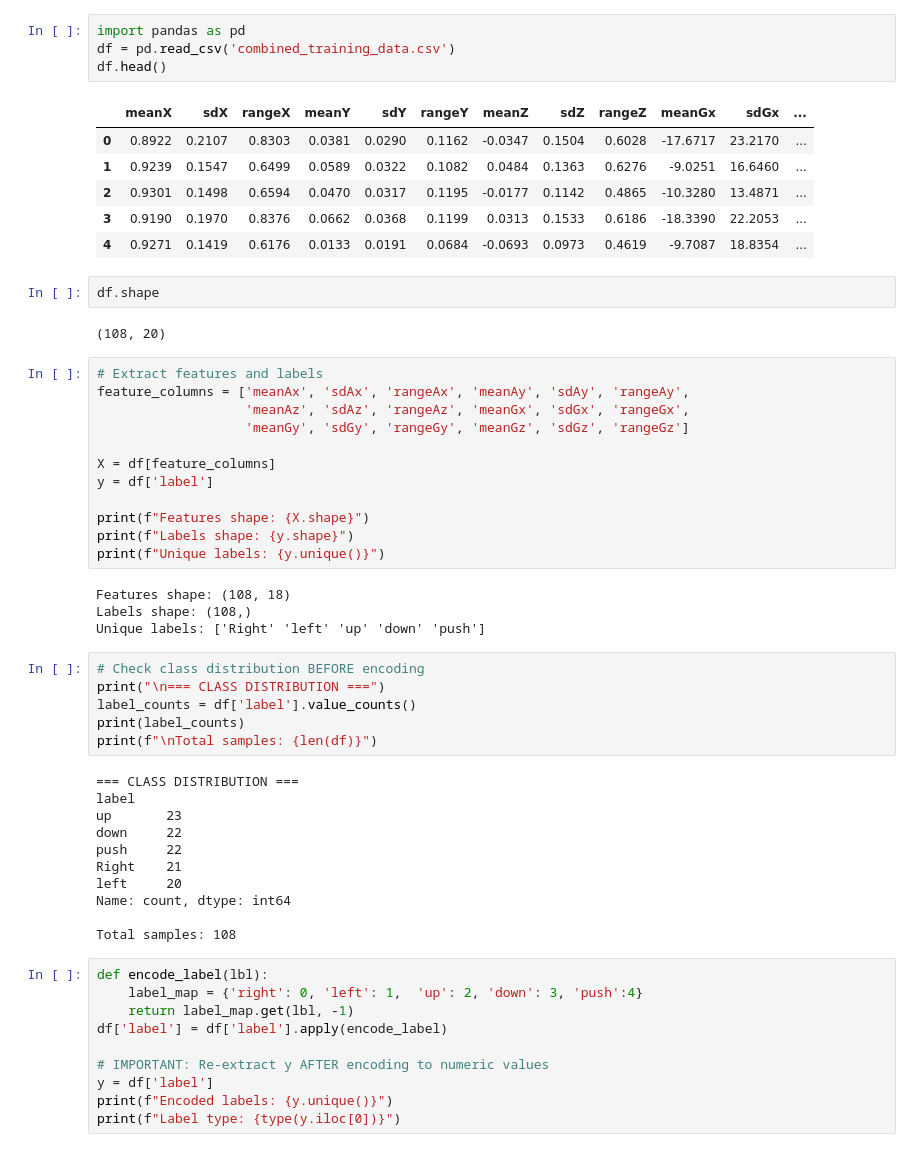
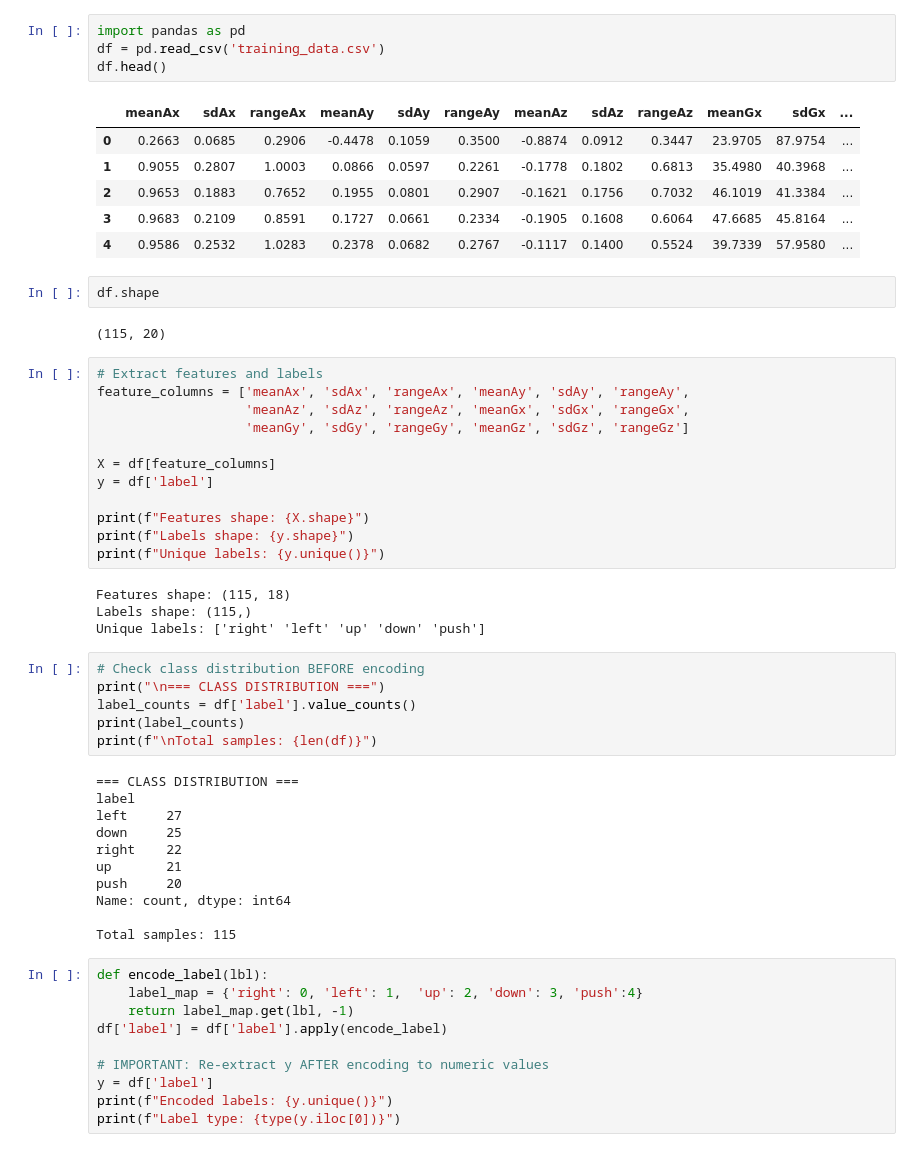
Before and after one commit to sanga5/IAB330, a Jupyter notebook: rpi_application_code/SVM.ipynb, the cells around one changed output. Saved outputs shown, nothing was run; the diff lists cells and outputs as text.

```diff
--- a/rpi_application_code/SVM.ipynb
+++ b/rpi_application_code/SVM.ipynb
@@ -1,18 +1,18 @@
 # %%
 import pandas as pd
-df = pd.read_csv('combined_training_data.csv')
+df = pd.read_csv('training_data.csv')
 df.head()
 # %% [output]
-|  | meanX | sdX | rangeX | meanY | sdY | rangeY | meanZ | sdZ | rangeZ | meanGx | sdGx | ... |
-| 0 | 0.8922 | 0.2107 | 0.8303 | 0.0381 | 0.0290 | 0.1162 | -0.0347 | 0.1504 | 0.6028 | -17.6717 | 23.2170 | ... |
-| 1 | 0.9239 | 0.1547 | 0.6499 | 0.0589 | 0.0322 | 0.1082 | 0.0484 | 0.1363 | 0.6276 | -9.0251 | 16.6460 | ... |
-| 2 | 0.9301 | 0.1498 | 0.6594 | 0.0470 | 0.0317 | 0.1195 | -0.0177 | 0.1142 | 0.4865 | -10.3280 | 13.4871 | ... |
-| 3 | 0.9190 | 0.1970 | 0.8376 | 0.0662 | 0.0368 | 0.1199 | 0.0313 | 0.1533 | 0.6186 | -18.3390 | 22.2053 | ... |
-| 4 | 0.9271 | 0.1419 | 0.6176 | 0.0133 | 0.0191 | 0.0684 | -0.0693 | 0.0973 | 0.4619 | -9.7087 | 18.8354 | ... |
+|  | meanAx | sdAx | rangeAx | meanAy | sdAy | rangeAy | meanAz | sdAz | rangeAz | meanGx | sdGx | ... |
+| 0 | 0.2663 | 0.0685 | 0.2906 | -0.4478 | 0.1059 | 0.3500 | -0.8874 | 0.0912 | 0.3447 | 23.9705 | 87.9754 | ... |
+| 1 | 0.9055 | 0.2807 | 1.0003 | 0.0866 | 0.0597 | 0.2261 | -0.1778 | 0.1802 | 0.6813 | 35.4980 | 40.3968 | ... |
+| 2 | 0.9653 | 0.1883 | 0.7652 | 0.1955 | 0.0801 | 0.2907 | -0.1621 | 0.1756 | 0.7032 | 46.1019 | 41.3384 | ... |
+| 3 | 0.9683 | 0.2109 | 0.8591 | 0.1727 | 0.0661 | 0.2334 | -0.1905 | 0.1608 | 0.6064 | 47.6685 | 45.8164 | ... |
+| 4 | 0.9586 | 0.2532 | 1.0283 | 0.2378 | 0.0682 | 0.2767 | -0.1117 | 0.1400 | 0.5524 | 39.7339 | 57.9580 | ... |
 # %%
 df.shape
 # %% [output]
-(108, 20)
+(115, 20)
 # %%
 # Extract features and labels
 feature_columns = ['meanAx', 'sdAx', 'rangeAx', 'meanAy', 'sdAy', 'rangeAy',
@@ -26,9 +26,9 @@ print(f"Features shape: {X.shape}")
 print(f"Labels shape: {y.shape}")
 print(f"Unique labels: {y.unique()}")
 # %% [output]
-Features shape: (108, 18)
-Labels shape: (108,)
-Unique labels: ['Right' 'left' 'up' 'down' 'push']
+Features shape: (115, 18)
+Labels shape: (115,)
+Unique labels: ['right' 'left' 'up' 'down' 'push']
 # %%
 # Check class distribution BEFORE encoding
 print("\n=== CLASS DISTRIBUTION ===")
@@ -38,14 +38,14 @@ print(f"\nTotal samples: {len(df)}")
 # %% [output]
 === CLASS DISTRIBUTION ===
 label
-up       23
-down     22
-push     22
-Right    21
-left     20
+left     27
+down     25
+right    22
+up       21
+push     20
 Name: count, dtype: int64
 
-Total samples: 108
+Total samples: 115
 # %%
 def encode_label(lbl):
     label_map = {'right': 0, 'left': 1,  'up': 2, 'down': 3, 'push':4}
```
Also changed, not shown: parts of 3 cells of this notebook, 1 other file.
